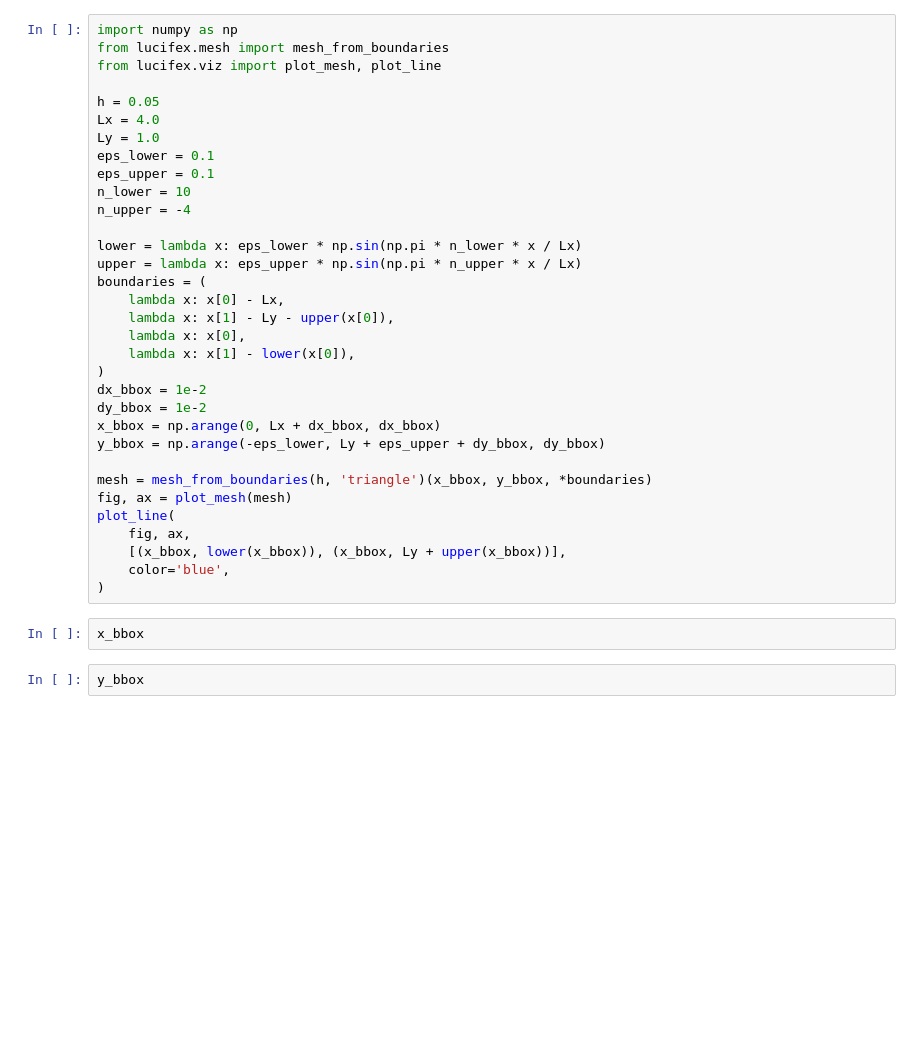
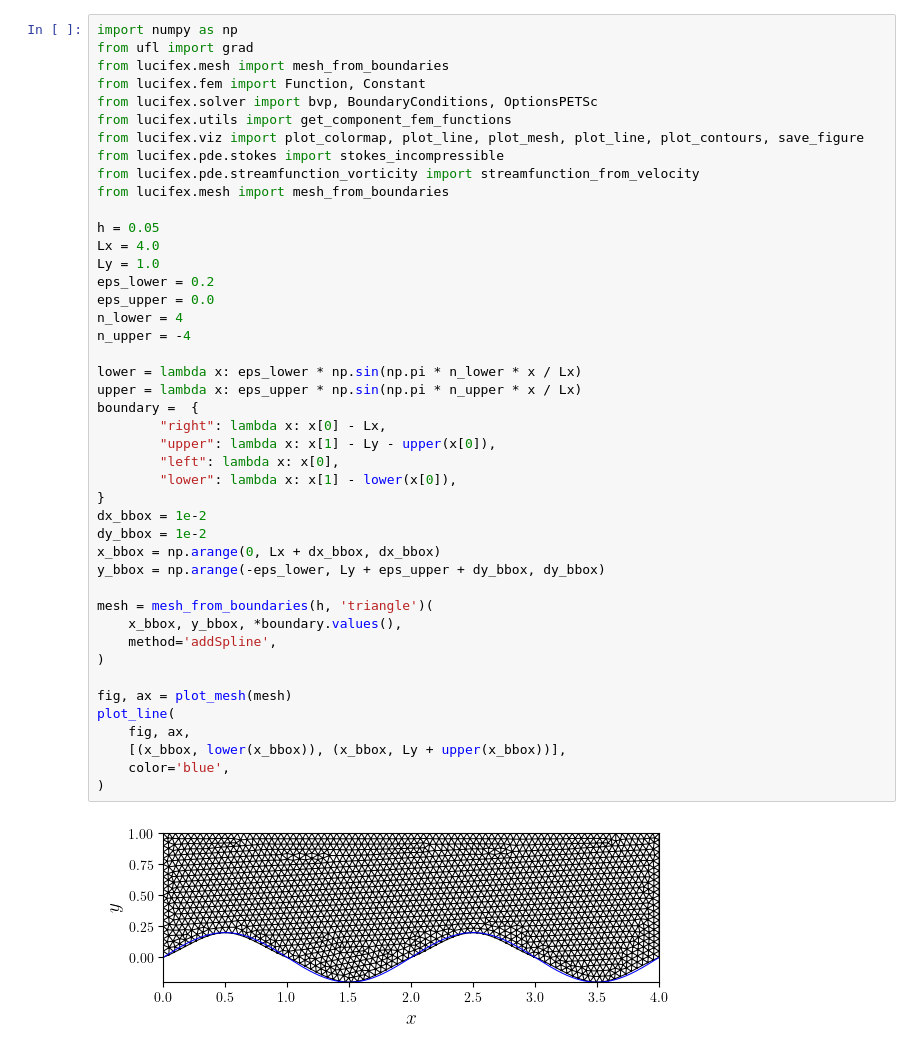
Before and after one commit to george-poole/LUCiFEx, a Jupyter notebook: demo/notebooks/P03_fluids/F02.4_stokes_corrugated.ipynb, the cells around one changed output. Drawn from its saved outputs; the diff is of its cells as text; blank space fills up the shorter version.

```diff
--- a/demo/notebooks/P03_fluids/F02.4_stokes_corrugated.ipynb
+++ b/demo/notebooks/P03_fluids/F02.4_stokes_corrugated.ipynb
@@ -16,38 +16,47 @@ $$
 $$
 # %%
 import numpy as np
+from ufl import grad
 from lucifex.mesh import mesh_from_boundaries
-from lucifex.viz import plot_mesh, plot_line
+from lucifex.fem import Function, Constant
+from lucifex.solver import bvp, BoundaryConditions, OptionsPETSc
+from lucifex.utils import get_component_fem_functions
+from lucifex.viz import plot_colormap, plot_line, plot_mesh, plot_line, plot_contours, save_figure
+from lucifex.pde.stokes import stokes_incompressible
+from lucifex.pde.streamfunction_vorticity import streamfunction_from_velocity
+from lucifex.mesh import mesh_from_boundaries
 
 h = 0.05
 Lx = 4.0
 Ly = 1.0
-eps_lower = 0.1
-eps_upper = 0.1
-n_lower = 10
+eps_lower = 0.2
+eps_upper = 0.0
+n_lower = 4
 n_upper = -4
 
 lower = lambda x: eps_lower * np.sin(np.pi * n_lower * x / Lx)
 upper = lambda x: eps_upper * np.sin(np.pi * n_upper * x / Lx)
-boundaries = (
-    lambda x: x[0] - Lx,
-    lambda x: x[1] - Ly - upper(x[0]),
-    lambda x: x[0],
-    lambda x: x[1] - lower(x[0]),
-)
+boundary =  {
+        "right": lambda x: x[0] - Lx,
+        "upper": lambda x: x[1] - Ly - upper(x[0]),
+        "left": lambda x: x[0],
+        "lower": lambda x: x[1] - lower(x[0]),
+}
 dx_bbox = 1e-2
 dy_bbox = 1e-2
 x_bbox = np.arange(0, Lx + dx_bbox, dx_bbox)
 y_bbox = np.arange(-eps_lower, Ly + eps_upper + dy_bbox, dy_bbox)
 
-mesh = mesh_from_boundaries(h, 'triangle')(x_bbox, y_bbox, *boundaries)
+mesh = mesh_from_boundaries(h, 'triangle')(
+    x_bbox, y_bbox, *boundary.values(),
+    method='addSpline',
+)
+
 fig, ax = plot_mesh(mesh)
 plot_line(
     fig, ax,
     [(x_bbox, lower(x_bbox)), (x_bbox, Ly + upper(x_bbox))],
     color='blue',
 )
+# %% [output]
+[figure, added]
-# %%
-x_bbox
-# %%
-y_bbox
```
Also changed, not shown: parts of 3 cells of this notebook, 13 other files.
